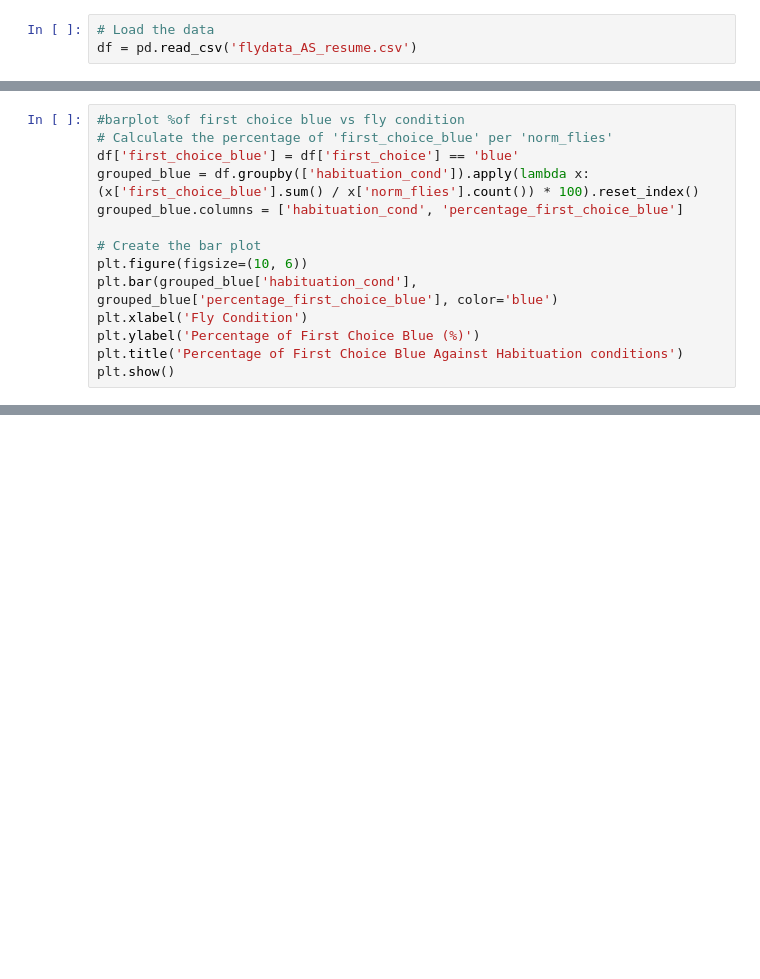
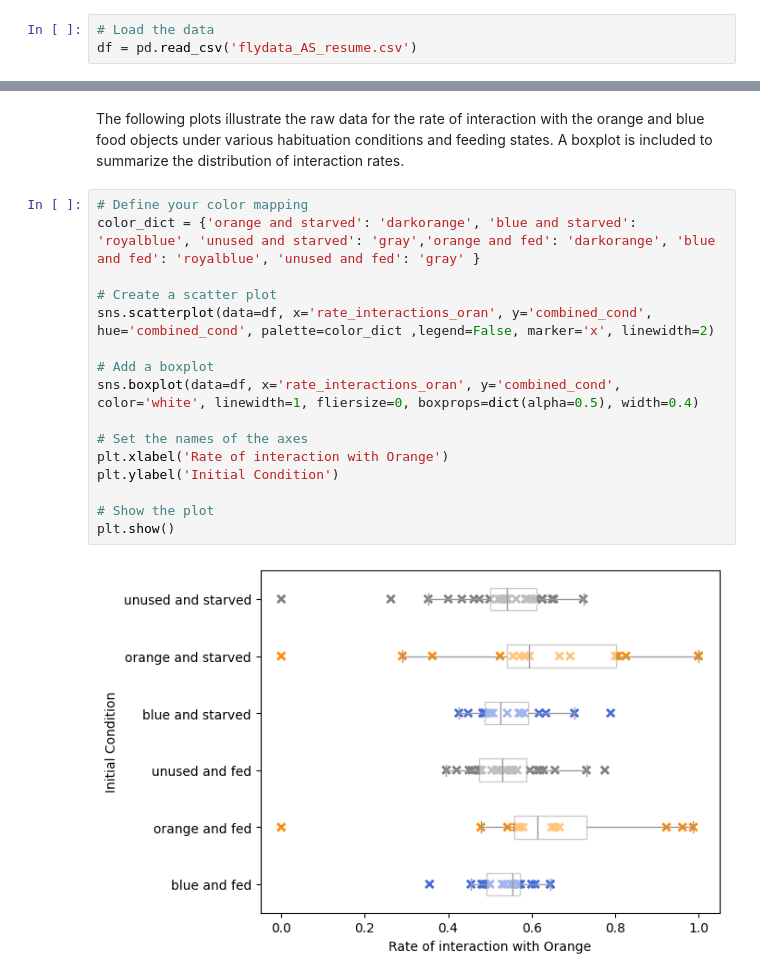
Before and after one commit to NeLy-EPFL/object_preference, a Jupyter notebook: graphs.ipynb, the cells around one changed output, grey strips where cells are left out. Drawn from its saved outputs; the diff is of its cells as text; blank space fills up the shorter version.

```diff
--- a/graphs.ipynb
+++ b/graphs.ipynb
@@ -144,14 +9,0 @@ plt.show()
-# %%
-#barplot %of first choice blue vs fly condition
-# Calculate the percentage of 'first_choice_blue' per 'norm_flies'
-df['first_choice_blue'] = df['first_choice'] == 'blue'
-grouped_blue = df.groupby(['habituation_cond']).apply(lambda x: (x['first_choice_blue'].sum() / x['norm_flies'].count()) * 100).reset_index()
-grouped_blue.columns = ['habituation_cond', 'percentage_first_choice_blue']
-
-# Create the bar plot
-plt.figure(figsize=(10, 6))
-plt.bar(grouped_blue['habituation_cond'], grouped_blue['percentage_first_choice_blue'], color='blue')
-plt.xlabel('Fly Condition')
-plt.ylabel('Percentage of First Choice Blue (%)')
-plt.title('Percentage of First Choice Blue Against Habituation conditions')
-plt.show()
@@ -340,0 +160,20 @@ plt.show()
+# %% [markdown]
+The following plots illustrate the raw data for the rate of interaction with the orange and blue food objects under various habituation conditions and feeding states. A boxplot is included to summarize the distribution of interaction rates.
+# %%
+# Define your color mapping
+color_dict = {'orange and starved': 'darkorange', 'blue and starved': 'royalblue', 'unused and starved': 'gray','orange and fed': 'darkorange', 'blue and fed': 'royalblue', 'unused and fed': 'gray' }
+
+# Create a scatter plot
+sns.scatterplot(data=df, x='rate_interactions_oran', y='combined_cond', hue='combined_cond', palette=color_dict ,legend=False, marker='x', linewidth=2)
+
+# Add a boxplot
+sns.boxplot(data=df, x='rate_interactions_oran', y='combined_cond', color='white', linewidth=1, fliersize=0, boxprops=dict(alpha=0.5), width=0.4)
+
+# Set the names of the axes
+plt.xlabel('Rate of interaction with Orange')
+plt.ylabel('Initial Condition')
+
+# Show the plot
+plt.show()
+# %% [output]
+[figure, added]
```
Also changed, not shown: parts of 52 cells of this notebook, 3 other files.
